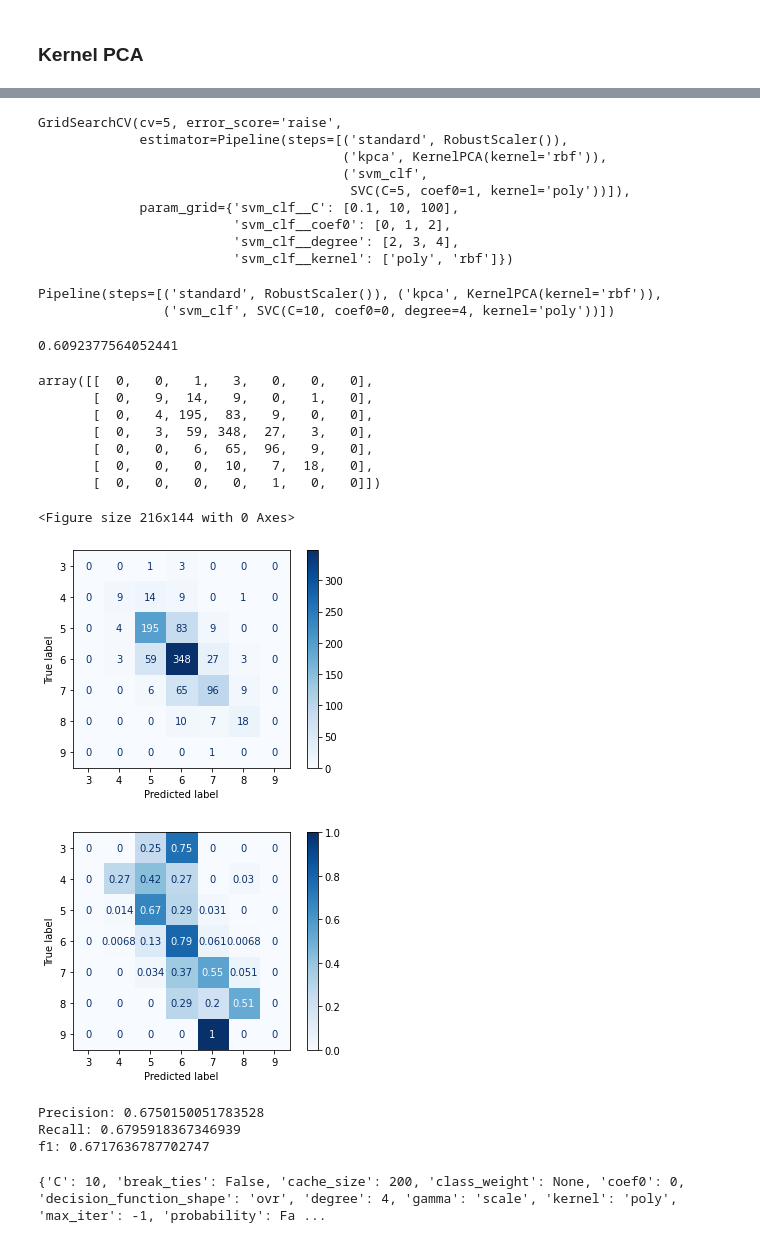
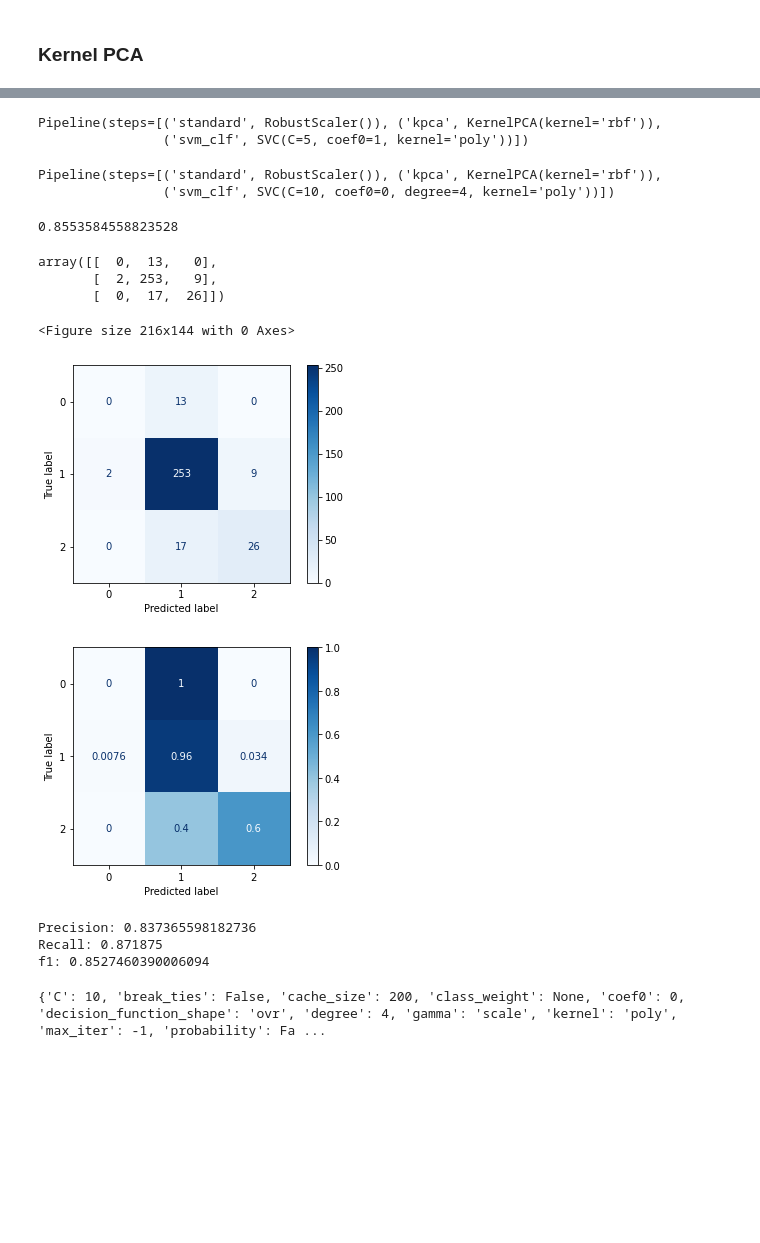
Before and after one commit to fod/machine-learning-statistics, a Jupyter notebook: scikit-learn.ipynb, the cells around one changed output, grey strips where cells are left out. Cells and saved outputs as stored; diff of their text form; code cells hidden in the pictures; blank space fills up the shorter version.

```diff
--- a/scikit-learn.ipynb
+++ b/scikit-learn.ipynb
@@ -547,17 +568,10 @@ param_grid = { #'kpca__n_components': [0.95, 0.99],
 
 
 grid_search = GridSearchCV(pipeline, param_grid, cv=5, error_score='raise')
-grid_search.fit(X_train_ww, y_train_ww)
+grid_search.fit(X_train_rw, y_train_cat_rw)
 # %% [output]
-GridSearchCV(cv=5, error_score='raise',
-             estimator=Pipeline(steps=[('standard', RobustScaler()),
-                                       ('kpca', KernelPCA(kernel='rbf')),
-                                       ('svm_clf',
-                                        SVC(C=5, coef0=1, kernel='poly'))]),
-             param_grid={'svm_clf__C': [0.1, 10, 100],
-                         'svm_clf__coef0': [0, 1, 2],
-                         'svm_clf__degree': [2, 3, 4],
-                         'svm_clf__kernel': ['poly', 'rbf']})
+Pipeline(steps=[('standard', RobustScaler()), ('kpca', KernelPCA(kernel='rbf')),
+                ('svm_clf', SVC(C=5, coef0=1, kernel='poly'))])
 # %%
 grid_search.best_estimator_
 # %% [output]
@@ -566,47 +580,43 @@ Pipeline(steps=[('standard', RobustScaler()), ('kpca', KernelPCA(kernel='rbf')),
 # %%
 grid_search.best_score_
 # %% [output]
-0.6092377564052441
+0.8553584558823528
 # %%
-y_pred = grid_search.predict(X_test_ww)
+y_pred = grid_search.predict(X_test_rw)
 #cm = confusion_matrix(y_test_cat_rw, y_pred, labels=['low', 'medium', 'high'])
 # %%
-cm = confusion_matrix(y_test_ww, y_pred) #labels=[0,1,2])
+cm = confusion_matrix(y_test_cat_rw, y_pred) #labels=[0,1,2])
 cm
 # %% [output]
-array([[  0,   0,   1,   3,   0,   0,   0],
-       [  0,   9,  14,   9,   0,   1,   0],
-       [  0,   4, 195,  83,   9,   0,   0],
-       [  0,   3,  59, 348,  27,   3,   0],
-       [  0,   0,   6,  65,  96,   9,   0],
-       [  0,   0,   0,  10,   7,  18,   0],
-       [  0,   0,   0,   0,   1,   0,   0]])
+array([[  0,  13,   0],
+       [  2, 253,   9],
+       [  0,  17,  26]])
 # %%
 plt.figure(figsize=(3,2))
-ConfusionMatrixDisplay.from_predictions(y_test_ww, y_pred,
+ConfusionMatrixDisplay.from_predictions(y_test_cat_rw, y_pred,
                                         #display_labels=['low', 'medium', 'high'],
                                         cmap=plt.cm.Blues,
                                         normalize=None)
 plt.grid(False)
-ConfusionMatrixDisplay.from_predictions(y_test_ww, y_pred,
+ConfusionMatrixDisplay.from_predictions(y_test_cat_rw, y_pred,
                                         #display_labels=['low', 'medium', 'high'],
                                         cmap=plt.cm.Blues,
                                         normalize='true')
 plt.grid(False)
 plt.show()
 # %% [output]
 <Figure size 216x144 with 0 Axes>
-[figure, old version]
+[figure, new version]
-[figure, old version]
+[figure, new version]
 # %%
-precision = precision_score(y_test_ww, y_pred, average='weighted')
-recall = recall_score(y_test_ww, y_pred, average='weighted')
-f1 = f1_score(y_test_ww, y_pred, average='weighted')
+precision = precision_score(y_test_cat_rw, y_pred, average='weighted')
+recall = recall_score(y_test_cat_rw, y_pred, average='weighted')
+f1 = f1_score(y_test_cat_rw, y_pred, average='weighted')
 print(f"Precision: {precision}\nRecall: {recall}\nf1: {f1}\n")
 # %% [output]
-Precision: 0.6750150051783528
-Recall: 0.6795918367346939
-f1: 0.6717636787702747
+Precision: 0.837365598182736
+Recall: 0.871875
+f1: 0.8527460390006094
 # %%
 model = grid_search.best_estimator_
 print(
```
Also changed, not shown: parts of 14 cells of this notebook.
